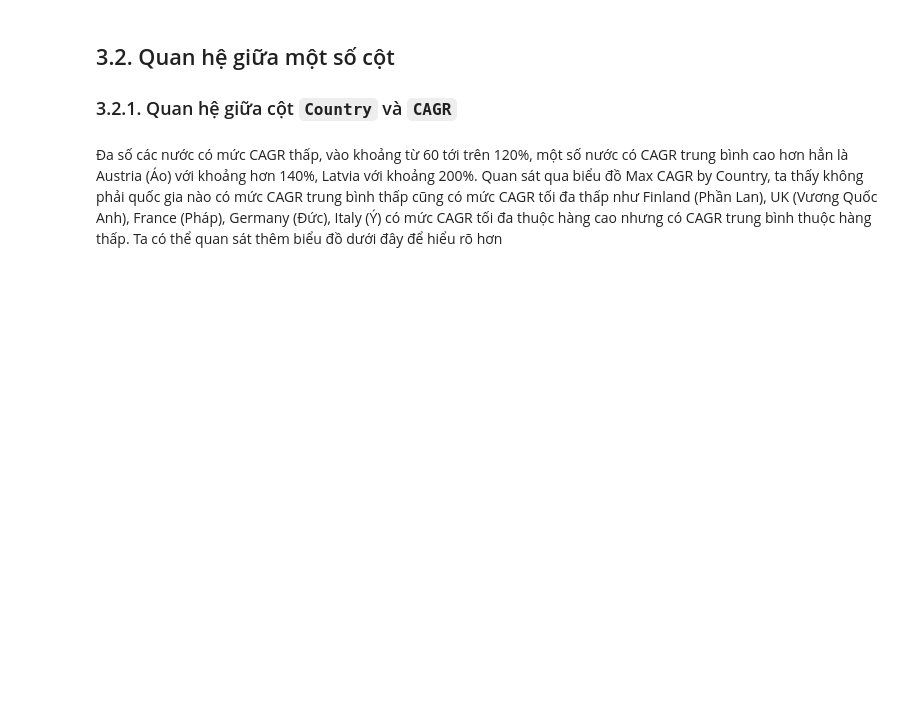
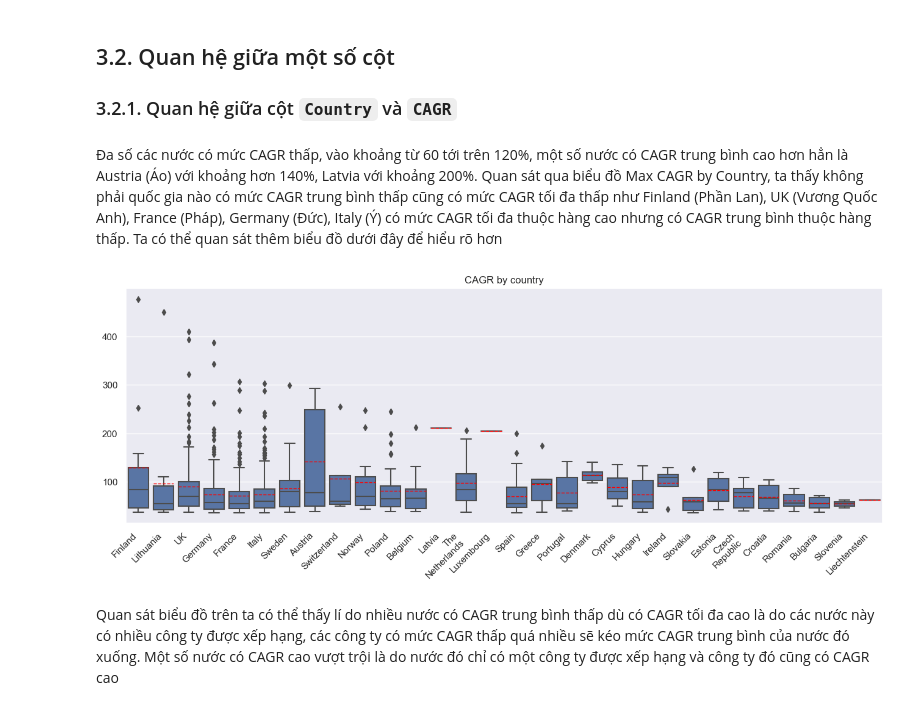
Before and after one commit to kenroly/IntroductionToDataScience, a Jupyter notebook: DataUnderstanding.ipynb, the cells around one changed output. Saved outputs shown, nothing was run; the diff lists cells and outputs as text; code cells hidden in the pictures; blank space fills up the shorter version.

Commit message:
Add 3.2.1 Boxplot and comment

```diff
--- a/DataUnderstanding.ipynb
+++ b/DataUnderstanding.ipynb
@@ -54,3 +54,16 @@ fig.update_layout(
 )
 # %% [markdown]
 Đa số các nước có mức CAGR thấp, vào khoảng từ 60 tới trên 120%, một số nước có CAGR trung bình cao hơn hẳn là Austria (Áo) với khoảng hơn 140%, Latvia với khoảng 200%. Quan sát qua biểu đồ Max CAGR by Country, ta thấy không phải quốc gia nào có mức CAGR trung bình thấp cũng có mức CAGR tối đa thấp như Finland (Phần Lan), UK (Vương Quốc Anh), France (Pháp), Germany (Đức), Italy (Ý) có mức CAGR tối đa thuộc hàng cao nhưng có CAGR trung bình thuộc hàng thấp. Ta có thể quan sát thêm biểu đồ dưới đây để hiểu rõ hơn
+# %%
+plt.figure(figsize = (16, 5))
+
+ax = sns.boxplot(data = df, x = 'Country', y = 'CAGR', color = 'C0', showmeans = True, meanline = True, meanprops = {'color': 'red'})
+
+ax.set_xticklabels([label.replace(' ', '\n') for label in df['Country'].unique()], rotation = 45, ha = 'right')
+ax.set_xlabel('')
+ax.set_ylabel('')
+ax.set_title('CAGR by country');
+# %% [output]
+[figure, added]
+# %% [markdown]
+Quan sát biểu đồ trên ta có thể thấy lí do nhiều nước có CAGR trung bình thấp dù có CAGR tối đa cao là do các nước này có nhiều công ty được xếp hạng, các công ty có mức CAGR thấp quá nhiều sẽ kéo mức CAGR trung bình của nước đó xuống. Một số nước có CAGR cao vượt trội là do nước đó chỉ có một công ty được xếp hạng và công ty đó cũng có CAGR cao
```
